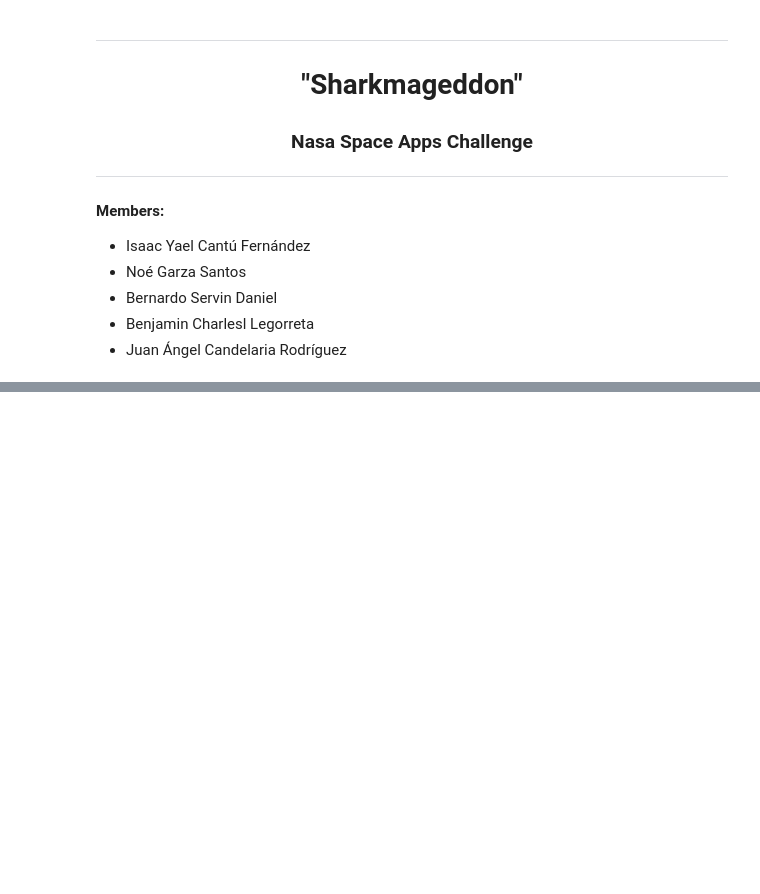
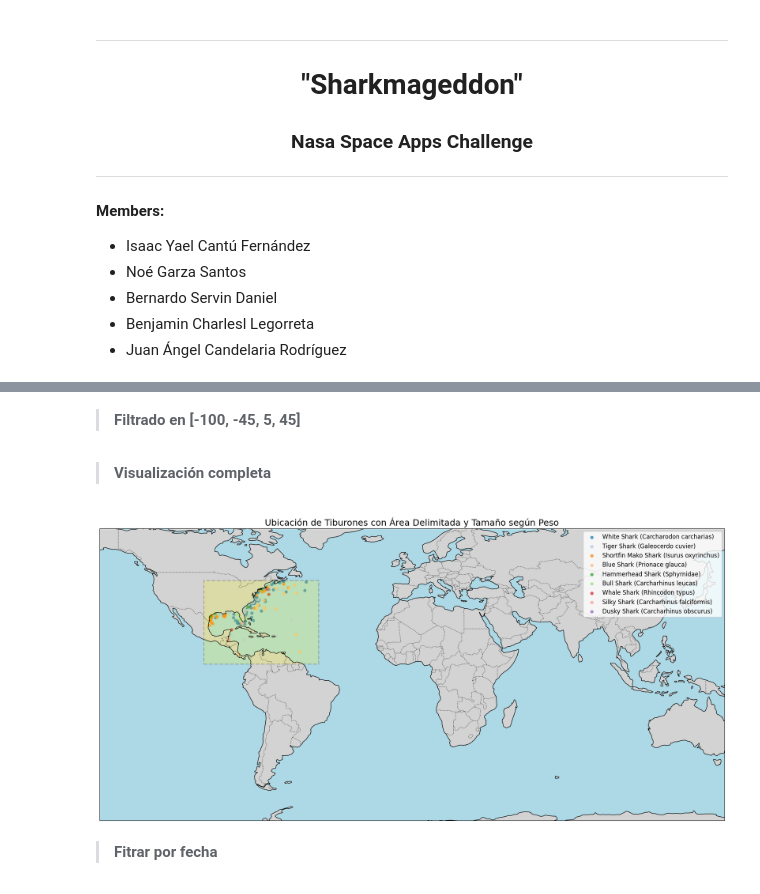
Before and after one commit to Isaac24-Y/Sharkmageddon, a Jupyter notebook: Reporte.ipynb, the cells around one changed output, grey strips where cells are left out. Cells and saved outputs as stored; diff of their text form; code cells hidden in the pictures; blank space fills up the shorter version.

```diff
--- a/Reporte.ipynb
+++ b/Reporte.ipynb
@@ -112,0 +181,71 @@ https://search.earthdata.nasa.gov/search?projectId=3622605049&portal=obdaac
+# %% [markdown]
+> **Filtrado en [-100, -45, 5, 45]**
+# %%
+sharks = sharks[sharks["latitude"].notnull() & (sharks["latitude"] > 5)]
+sharks = sharks[sharks["longitude"].notnull() & (sharks["longitude"] > -100)]
+sharks = sharks[sharks["latitude"].notnull() & (sharks["latitude"] < 45)]
+sharks = sharks[sharks["longitude"].notnull() & (sharks["longitude"] < -45)]
+# %% [markdown]
+> **Visualización completa**
+# %%
+import matplotlib.patches as patches
+
+# Área delimitada
+lon_min, lat_min = -100, 5
+lon_max, lat_max = -45, 45
+width, height = lon_max - lon_min, lat_max - lat_min
+
+# Crear figura y mapa
+plt.figure(figsize=(18,12))
+ax = plt.axes(projection=ccrs.PlateCarree())
+ax.set_extent([-150, 150, -70, 70], crs=ccrs.PlateCarree())
+
+# Mapa base
+ax.add_feature(cfeature.LAND, facecolor='lightgray')
+ax.add_feature(cfeature.OCEAN, facecolor='lightblue')
+ax.add_feature(cfeature.COASTLINE, linewidth=1)
+ax.add_feature(cfeature.BORDERS, linestyle=':', linewidth=0.8)
+
+# Graficar puntos solo si existen datos válidos
+if not sharks.empty:
+    species_list = sharks['species'].unique()
+    colors = plt.cm.tab20.colors
+    color_dict = {species: colors[i % len(colors)] for i, species in enumerate(species_list)}
+
+    # Asegurarse de que weight sea numérico
+    sharks['weight'] = pd.to_numeric(sharks['weight'], errors='coerce')
+
+    for species in species_list:
+        df = sharks[sharks['species'] == species]
+        if df.empty:
+            continue
+        ax.scatter(df['longitude'], df['latitude'],
+                   color=color_dict[species],
+                   s = 30,
+                   alpha=0.7,
+                   transform=ccrs.PlateCarree(),
+                   label=species)
+
+# Dibujar rectángulo delimitado con color semi-transparente
+rect = patches.Rectangle(
+    (lon_min, lat_min),
+    width,
+    height,
+    linewidth=2,
+    edgecolor='black',
+    facecolor='yellow',
+    alpha=0.2,
+    linestyle='--',
+    transform=ccrs.PlateCarree()
+)
+ax.add_patch(rect)
+
+# Título y leyenda
+plt.title("Ubicación de Tiburones con Área Delimitada y Tamaño según Peso", fontsize=18)
+plt.legend(loc='upper right', fontsize=12)
+plt.tight_layout()
+plt.show()
+# %% [output]
+[figure, added]
+# %% [markdown]
+> **Fitrar por fecha**
```
Also changed, not shown: parts of 70 cells of this notebook, 2 other files.
